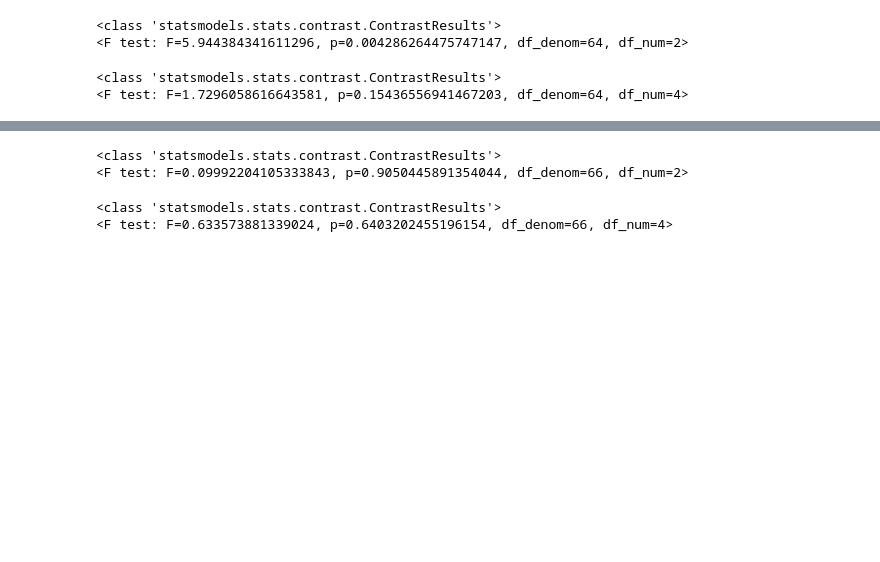
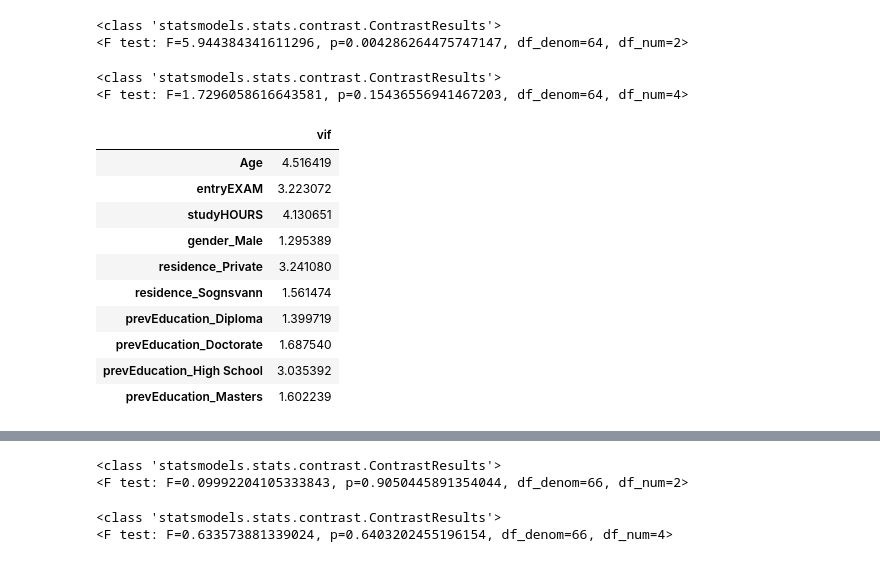
Before and after one commit to tbakas/data_analysis_projects, a Jupyter notebook: BI Data Cleaning.ipynb, the cells around one changed output, grey strips where cells are left out. Drawn from its saved outputs; the diff is of its cells as text; code cells hidden in the pictures; blank space fills up the shorter version.

```diff
--- a/BI Data Cleaning.ipynb
+++ b/BI Data Cleaning.ipynb
@@ -361,3 +317,20 @@ model.f_test(hypothesis)
 # %% [output]
 <class 'statsmodels.stats.contrast.ContrastResults'>
 <F test: F=1.7296058616643581, p=0.15436556941467203, df_denom=64, df_num=4>
+# %%
+# Since all of our model's VIF scores are below 5, the features are sufficiently independent.
+vals = [VIF(X, i) for i in range(1, X.shape[1])]
+vif = pandas.DataFrame({'vif': vals}, index=X.columns[1:])
+vif
+# %% [output]
+|  | vif |
+| Age | 4.516419 |
+| entryEXAM | 3.223072 |
+| studyHOURS | 4.130651 |
+| gender_Male | 1.295389 |
+| residence_Private | 3.241080 |
+| residence_Sognsvann | 1.561474 |
+| prevEducation_Diploma | 1.399719 |
+| prevEducation_Doctorate | 1.687540 |
+| prevEducation_High School | 3.035392 |
+| prevEducation_Masters | 1.602239 |
```
Also changed, not shown: parts of 21 cells of this notebook.
